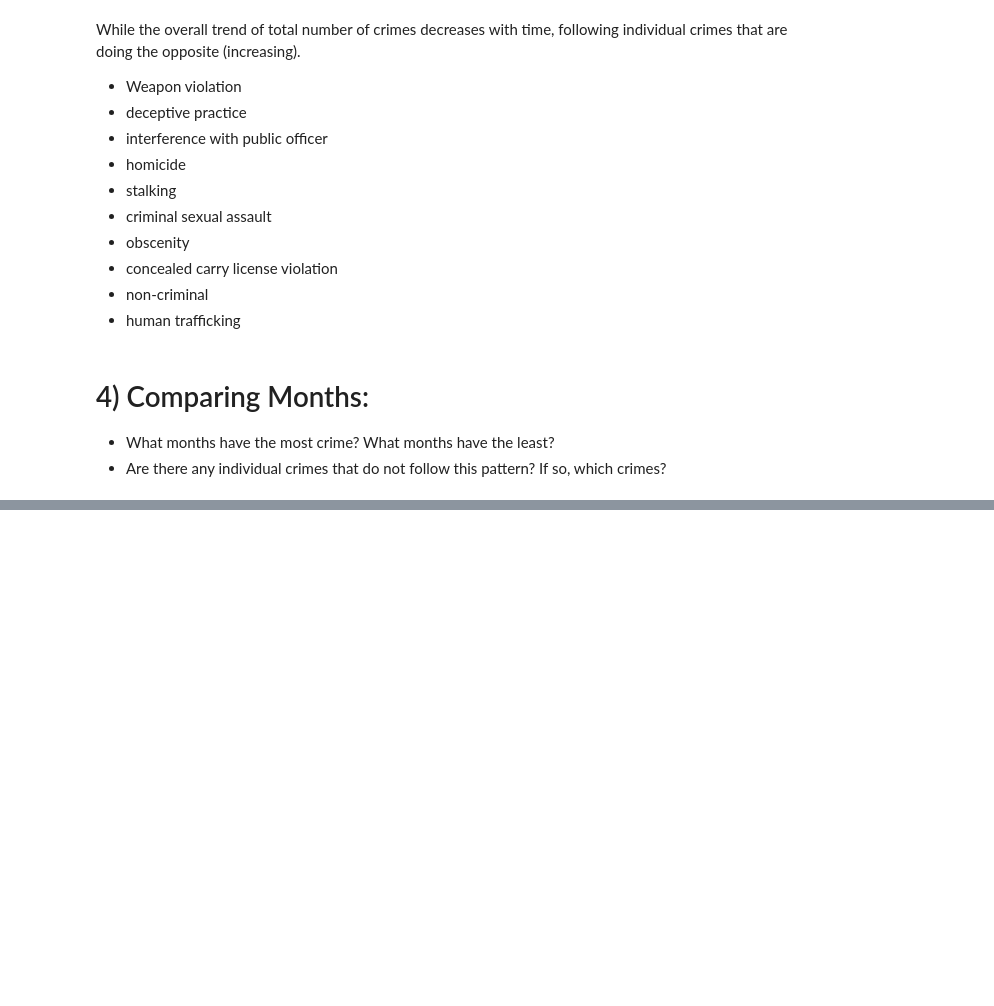
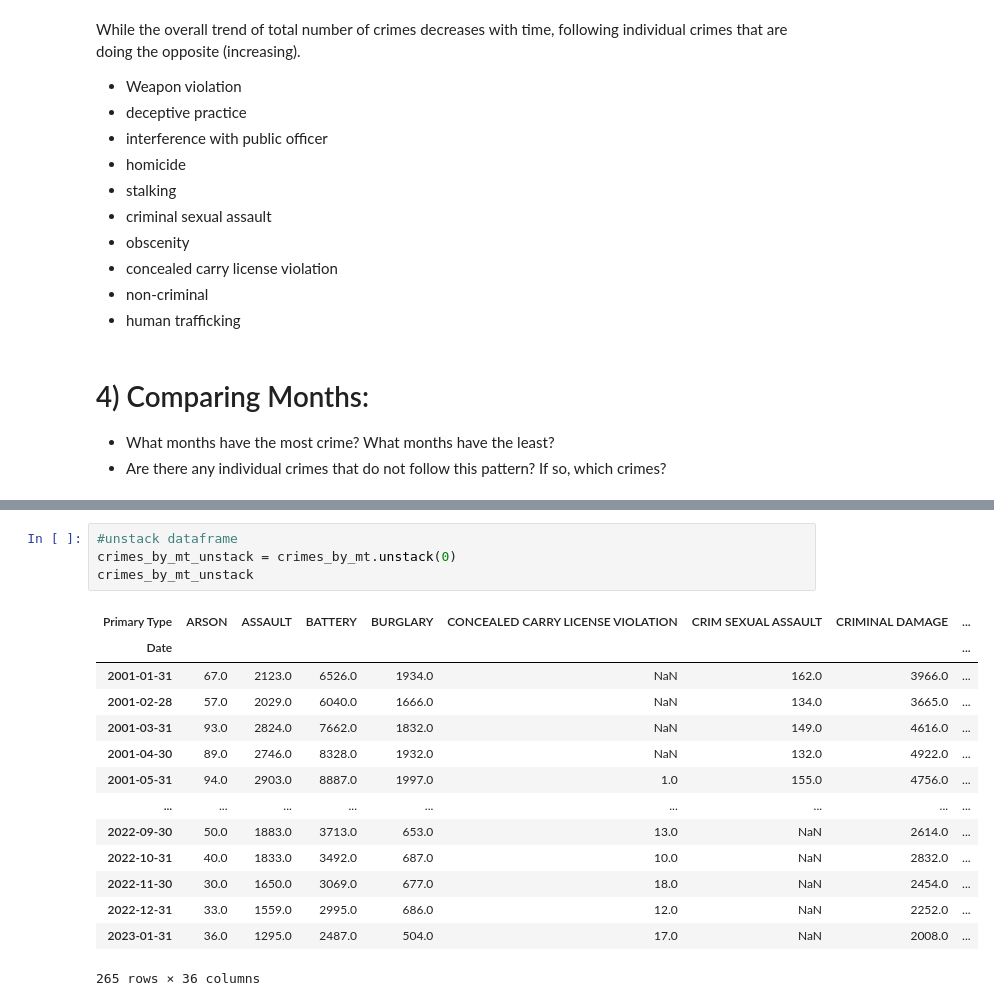
Before and after one commit to sheha919/Chicago_Crime_Analysis, a Jupyter notebook: Part1.ipynb, the cells around one changed output, grey strips where cells are left out. Cells and saved outputs as stored; diff of their text form; blank space fills up the shorter version.

```diff
--- a/Part1.ipynb
+++ b/Part1.ipynb
@@ -320,0 +346,19 @@ AttributeError: 'function' object has no attribute 'value_counts'
+# %%
+#unstack dataframe
+crimes_by_mt_unstack = crimes_by_mt.unstack(0)
+crimes_by_mt_unstack
+# %% [output]
+| Primary Type | ARSON | ASSAULT | BATTERY | BURGLARY | CONCEALED CARRY LICENSE VIOLATION | CRIM SEXUAL ASSAULT | CRIMINAL DAMAGE | ... |
+| Date |  |  |  |  |  |  |  | ... |
+| 2001-01-31 | 67.0 | 2123.0 | 6526.0 | 1934.0 | NaN | 162.0 | 3966.0 | ... |
+| 2001-02-28 | 57.0 | 2029.0 | 6040.0 | 1666.0 | NaN | 134.0 | 3665.0 | ... |
+| 2001-03-31 | 93.0 | 2824.0 | 7662.0 | 1832.0 | NaN | 149.0 | 4616.0 | ... |
+| 2001-04-30 | 89.0 | 2746.0 | 8328.0 | 1932.0 | NaN | 132.0 | 4922.0 | ... |
+| 2001-05-31 | 94.0 | 2903.0 | 8887.0 | 1997.0 | 1.0 | 155.0 | 4756.0 | ... |
+| ... | ... | ... | ... | ... | ... | ... | ... | ... |
+| 2022-09-30 | 50.0 | 1883.0 | 3713.0 | 653.0 | 13.0 | NaN | 2614.0 | ... |
+| 2022-10-31 | 40.0 | 1833.0 | 3492.0 | 687.0 | 10.0 | NaN | 2832.0 | ... |
+| 2022-11-30 | 30.0 | 1650.0 | 3069.0 | 677.0 | 18.0 | NaN | 2454.0 | ... |
+| 2022-12-31 | 33.0 | 1559.0 | 2995.0 | 686.0 | 12.0 | NaN | 2252.0 | ... |
+| 2023-01-31 | 36.0 | 1295.0 | 2487.0 | 504.0 | 17.0 | NaN | 2008.0 | ... |
+265 rows × 36 columns
```
Also changed, not shown: parts of 9 cells of this notebook.
